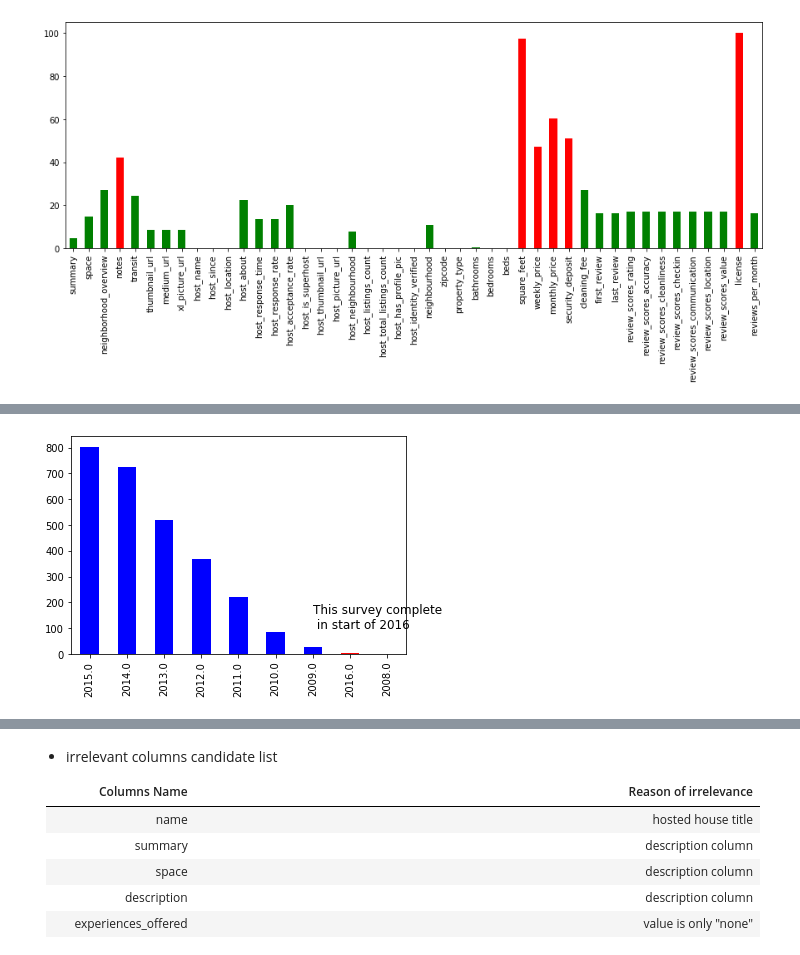
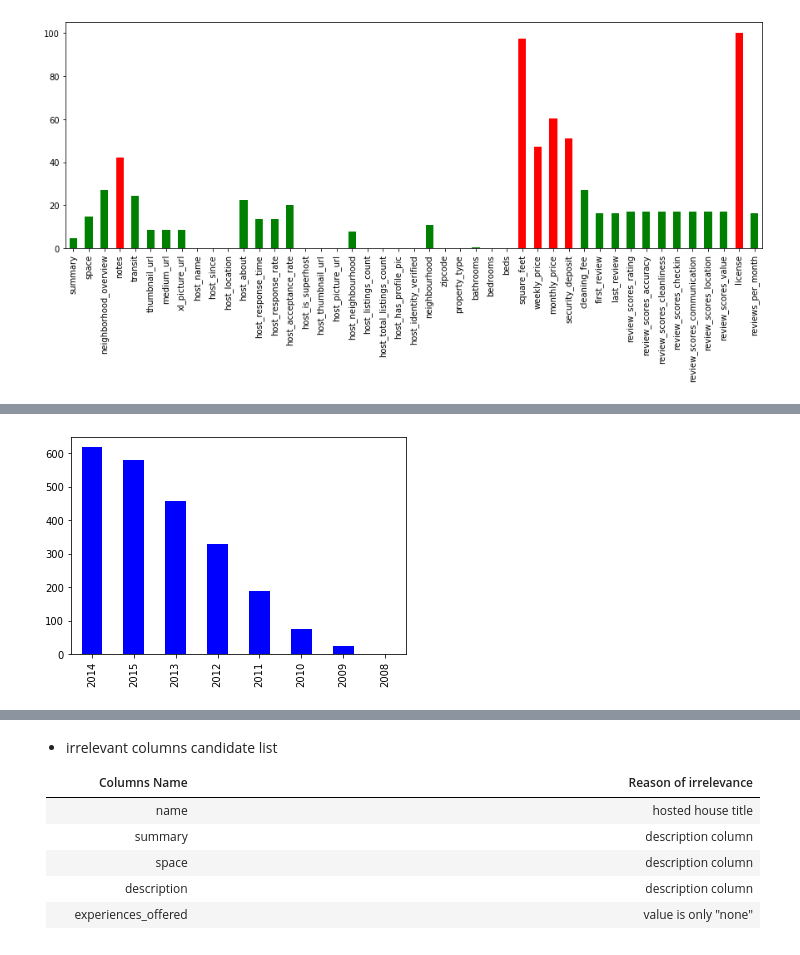
Before and after one commit to kimgaulojs/seattle_airbnb, a Jupyter notebook: Data Wrangling.ipynb, the cells around one changed output, grey strips where cells are left out. Saved outputs shown, nothing was run; the diff lists cells and outputs as text; code cells hidden in the pictures.

```diff
--- a/Data Wrangling.ipynb
+++ b/Data Wrangling.ipynb
@@ -579,0 +143,3 @@ Index(['neighborhood_overview'], dtype='object')
+# %%
+listings_complete = listings_joined.drop(pre_var.str_col_name[:-1], axis =1).copy()
+sns.distplot(listings_complete.price)
@@ -665,8 +193,6 @@ plt.show()
 # %%
-merged_df.loc[:,'host_since'] = pd.to_datetime(merged_df.host_since)
-host_since = pd.DataFrame(merged_df[['host_since','host_id']].groupby(['host_id']).first())
+host_since = pd.DataFrame(listings_complete[['host_since','host_id']].groupby(['host_id']).first())
 host_since.host_since.map(lambda x : x.year).value_counts().plot.bar(color = ['b','b','b','b','b','b','b','r','b'])
-plt.text(6, 100, 'This survey complete \n in start of 2016', fontsize=12)
 plt.show()
 # %% [output]
-[figure, old version]
+[figure, new version]
```
Also changed, not shown: parts of 53 cells of this notebook, 3 other files.
